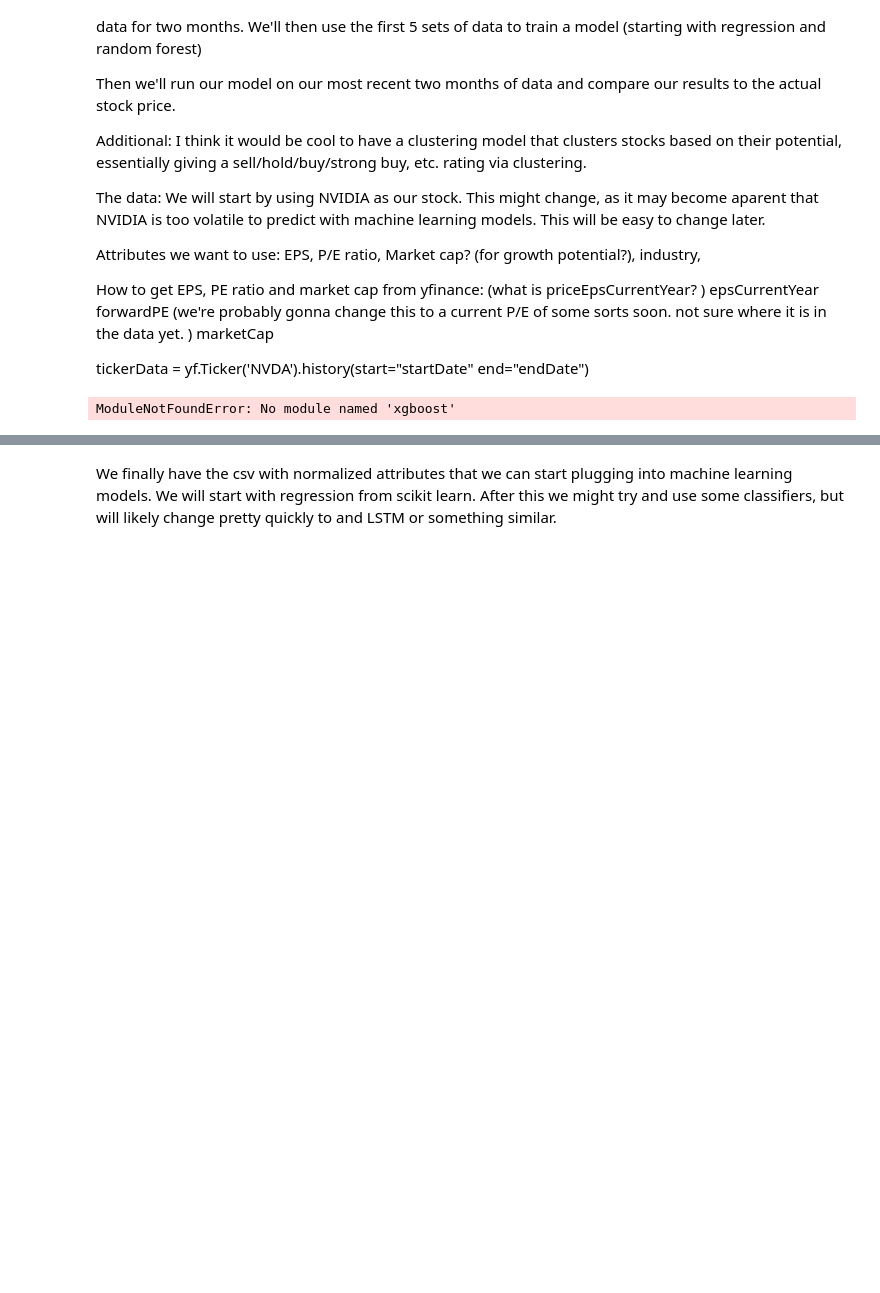
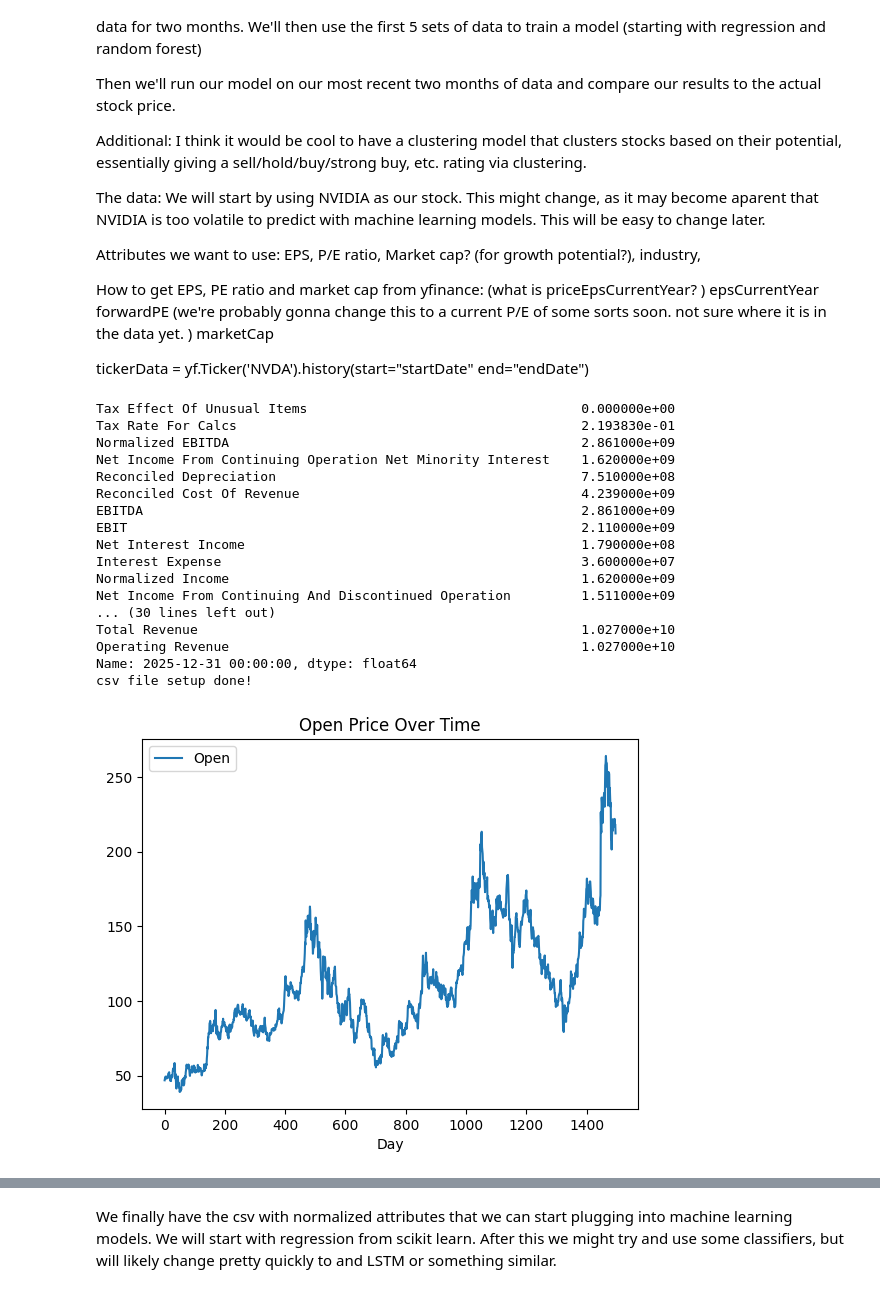
Before and after one commit to liamsherlock10/Yahoo-Finance-Project, a Jupyter notebook: project.ipynb, the cells around one changed output, grey strips where cells are left out. Drawn from its saved outputs; the diff is of its cells as text; code cells hidden in the pictures; blank space fills up the shorter version.

```diff
--- a/project.ipynb
+++ b/project.ipynb
@@ -45,43 +45,62 @@ import matplotlib.pyplot as plt
 from sklearn.linear_model import LinearRegression
 from sklearn.model_selection import TimeSeriesSplit
 import xgboost as xgb
+from sklearn.metrics import mean_squared_error
 
 
-NVIDIA = yf.Ticker("NVDA")
+NVIDIA = yf.Ticker("AMD")
 
 financials = NVIDIA.quarterly_financials
-financial_columns = financials['2025-01-31']
+#financial_columns = financials['2026-01-01']
+financial_columns = financials.iloc[:, 0]
 print(financial_columns)
 financials.to_csv("NVDA-quarterly-financials")
 
 nvidiaInfo = NVIDIA.info
 price = nvidiaInfo['ask']
 
 
-NVDA_History = NVIDIA.history(start="2020-01-01", end="2026-01-01", interval="1d")
+NVDA_History = NVIDIA.history(start="2020-01-01", end="2025-12-16", interval="1d")
 NVDA_History['Day'] = np.arange(len(NVDA_History))
 NVDA_History['TP'] = (NVDA_History['Low'] + NVDA_History['High'] + NVDA_History['Close'])/3
 NVDA_History['Change'] = NVDA_History['TP'].diff()
 
 
 NVDA_History['Close'] = NVDA_History['Close'].round(2)
 NVDA_History['Open'] = NVDA_History['Open'].round(2)
 NVDA_History['High'] = NVDA_History['High'].round(2)
 NVDA_History['Low'] = NVDA_History['Low'].round(2)
 NVDA_History['Change'] = NVDA_History['Change'].round(2)
 NVDA_History['TP'] = NVDA_History['TP'].round(2)
 
 has_non_zeros = (NVDA_History['Dividends'] != 0).any()
 
 NVDA_History.to_csv("NVDA-History.csv")
 
 print("csv file setup done!\n\n\n")
 
 
 
 NVDA_History.plot(kind='line', title='Open Price Over Time', x='Day', y='Open', label='Open')
 NVDA_History.plot(kind='line', title='Volume Over Time', x='Day', y='Volume', label='Close')
 plt.legend()
 plt.show()
 # %% [output]
-ModuleNotFoundError: No module named 'xgboost'
+Tax Effect Of Unusual Items                                   0.000000e+00
+Tax Rate For Calcs                                            2.193830e-01
+Normalized EBITDA                                             2.861000e+09
+Net Income From Continuing Operation Net Minority Interest    1.620000e+09
+Reconciled Depreciation                                       7.510000e+08
+Reconciled Cost Of Revenue                                    4.239000e+09
+EBITDA                                                        2.861000e+09
+EBIT                                                          2.110000e+09
+Net Interest Income                                           1.790000e+08
+Interest Expense                                              3.600000e+07
+Normalized Income                                             1.620000e+09
+Net Income From Continuing And Discontinued Operation         1.511000e+09
+... (30 lines left out)
+Total Revenue                                                 1.027000e+10
+Operating Revenue                                             1.027000e+10
+Name: 2025-12-31 00:00:00, dtype: float64
+csv file setup done!
+[figure, added]
```
Also changed, not shown: parts of 5 cells of this notebook, 7 other files.
